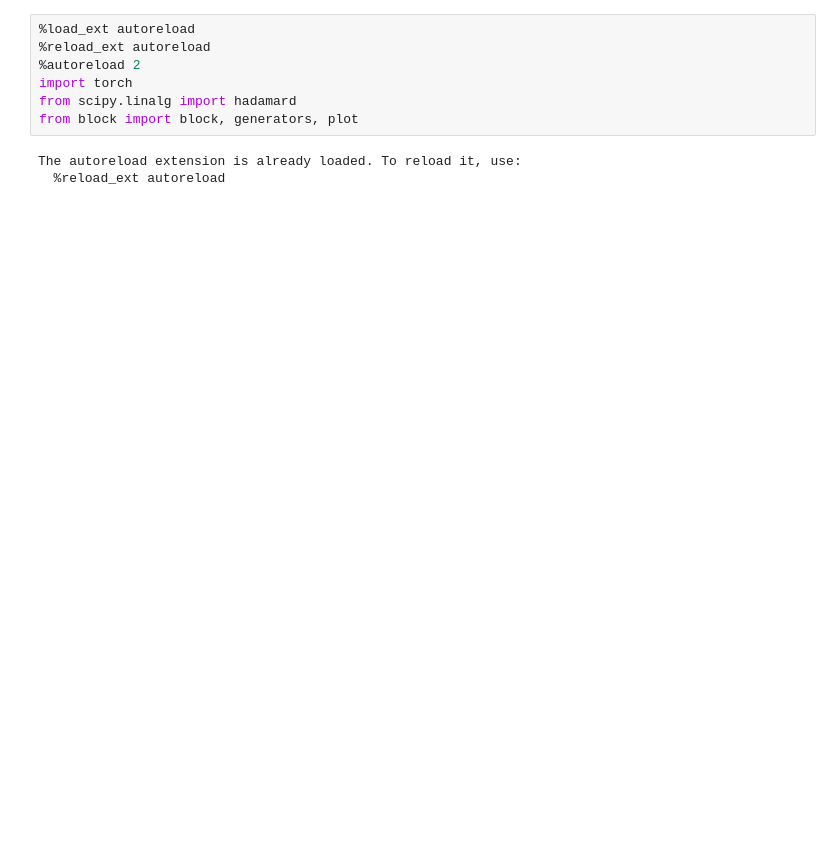
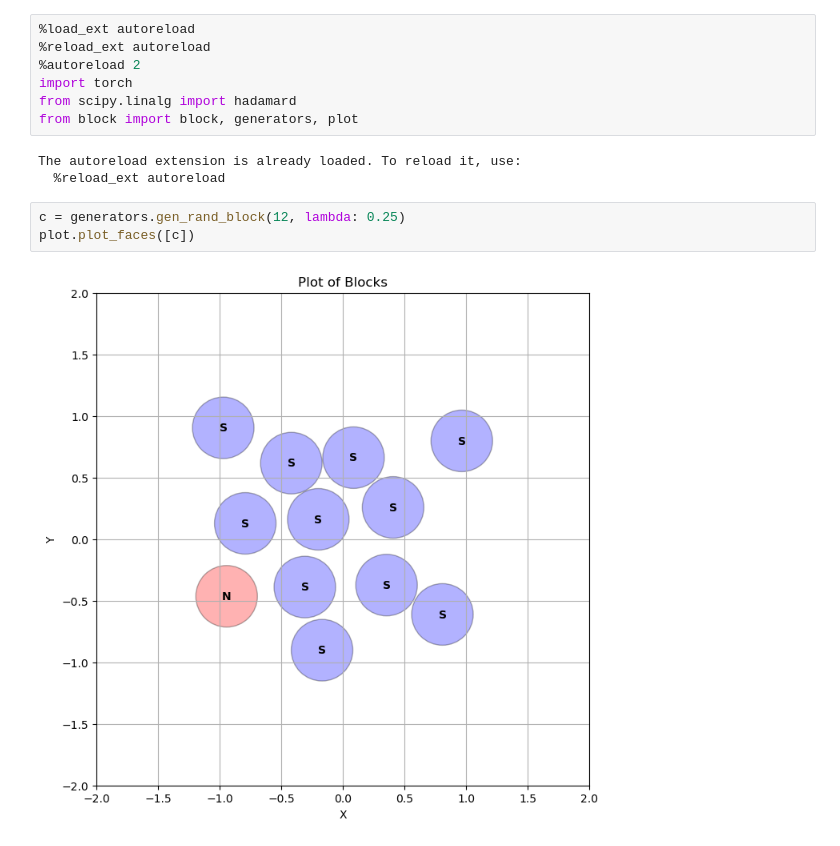
Before and after one commit to ProgrammableMatterLab/code-theory, a Jupyter notebook: test.ipynb, the cells around one changed output. Cells and saved outputs as stored; diff of their text form; blank space fills up the shorter version.

```diff
--- a/test.ipynb
+++ b/test.ipynb
@@ -8,6 +8,11 @@ from block import block, generators, plot
 # %% [output]
 The autoreload extension is already loaded. To reload it, use:
   %reload_ext autoreload
+# %%
+c = generators.gen_rand_block(12, lambda: 0.25)
+plot.plot_faces([c])
+# %% [output]
+[figure, added]
 # %%
 a = generators.gen_had_block(2)
 b = a.mate()
```
Also changed, not shown: parts of 4 cells of this notebook, 2 other files.
